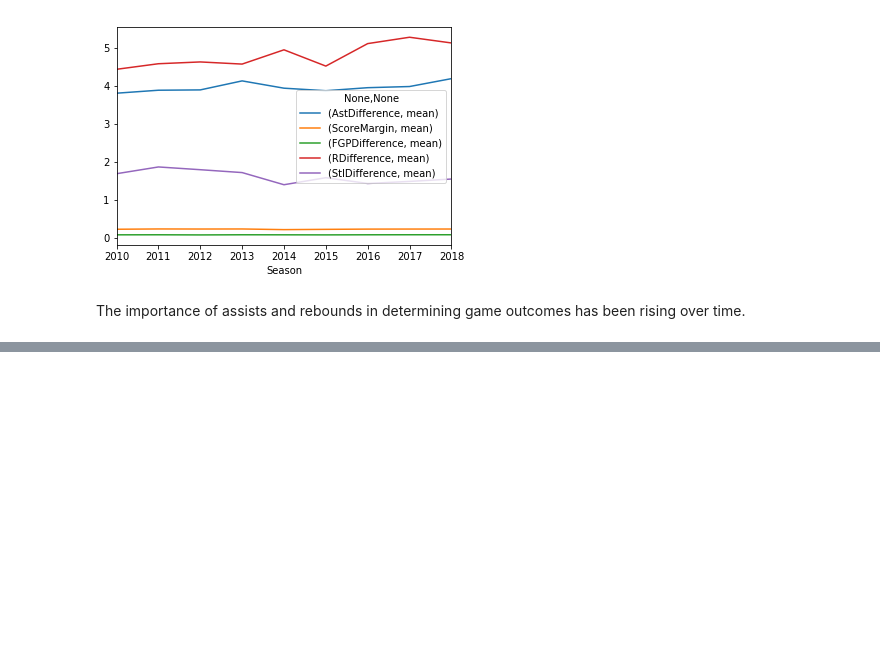
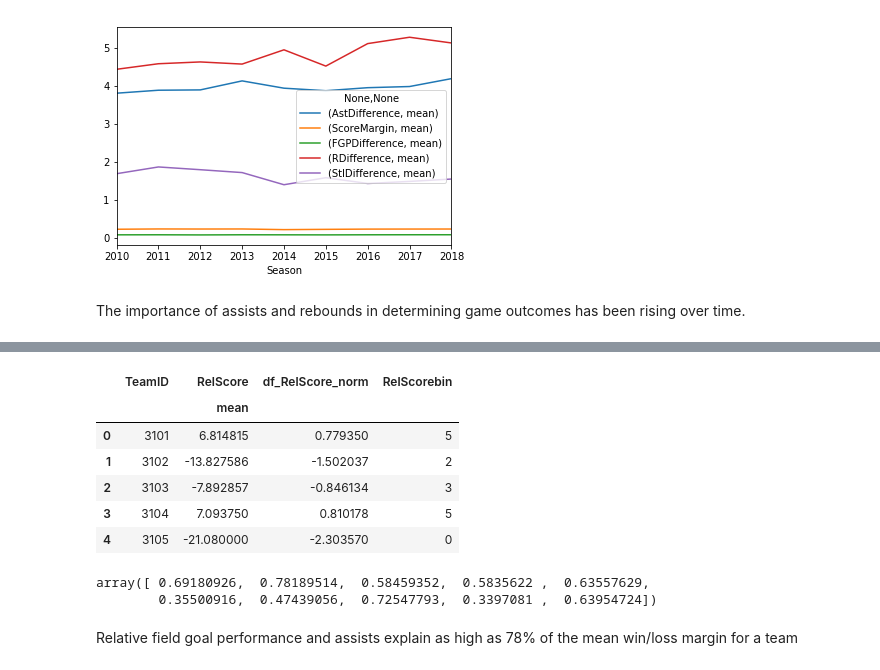
Before and after one commit to Dedomena-exerevnitis/mids-w207-kaggle, a Jupyter notebook: W207_Final_EDA.ipynb, the cells around one changed output, grey strips where cells are left out. Drawn from its saved outputs; the diff is of its cells as text; code cells hidden in the pictures; blank space fills up the shorter version.

```diff
--- a/W207_Final_EDA.ipynb
+++ b/W207_Final_EDA.ipynb
@@ -139,0 +185,37 @@ The importance of assists and rebounds in determining game outcomes has been ris
+# %%
+## Isolate score by team regardless of who won a game
+df['WRelScore'] = df.WScore - df.LScore
+df['LRelScore'] = df.LScore - df.WScore
+df_WTeamRelScore_game = df[['WTeamID','WRelScore']].rename(columns = {'WTeamID':'TeamID', 'WRelScore':'RelScore'})
+df_LTeamRelScore_game = df[['LTeamID','LRelScore']].rename(columns = {'LTeamID':'TeamID', 'LRelScore':'RelScore'})
+df_TeamRelScore_game = pd.concat([df_WTeamRelScore_game, df_LTeamRelScore_game])
+df_TeamRelScore = df_TeamRelScore_game.groupby('TeamID', as_index=False).agg({'RelScore':['mean']})
+
+## Normalize score by demeaning and standardizing
+df_TeamRelScore['df_RelScore_norm'] = ((df_TeamRelScore.RelScore - df_TeamRelScore.RelScore.mean())/df_TeamRelScore.RelScore.std())
+
+## Bin normalized scores into 10 bins
+df_TeamRelScore['RelScorebin'] = pd.cut(df_TeamRelScore.df_RelScore_norm, 10, labels=False)
+df_TeamRelScore.head()
+# %% [output]
+|  | TeamID | RelScore | df_RelScore_norm | RelScorebin |
+|  |  | mean |  |  |
+| 0 | 3101 | 6.814815 | 0.779350 | 5 |
+| 1 | 3102 | -13.827586 | -1.502037 | 2 |
+| 2 | 3103 | -7.892857 | -0.846134 | 3 |
+| 3 | 3104 | 7.093750 | 0.810178 | 5 |
+| 4 | 3105 | -21.080000 | -2.303570 | 0 |
+# %%
+## Regression to identify linear correlation between relative performance measures and relative scores
+
+df_joined = df_TeamFGP.join(df_TeamAst.set_index('TeamID'), on='TeamID')
+X = df_joined[['FGPbin', 'Astbin']]
+y = df_TeamRelScore[['df_RelScore_norm']]
+
+from sklearn.cross_validation import cross_val_score
+cross_val_score(LinearRegression(), X, y, cv=10, scoring='r2')
+# %% [output]
+array([ 0.69180926,  0.78189514,  0.58459352,  0.5835622 ,  0.63557629,
+        0.35500916,  0.47439056,  0.72547793,  0.3397081 ,  0.63954724])
+# %% [markdown]
+Relative field goal performance and assists explain as high as 78% of the mean win/loss margin for a team
```
Also changed, not shown: parts of 4 cells of this notebook.
